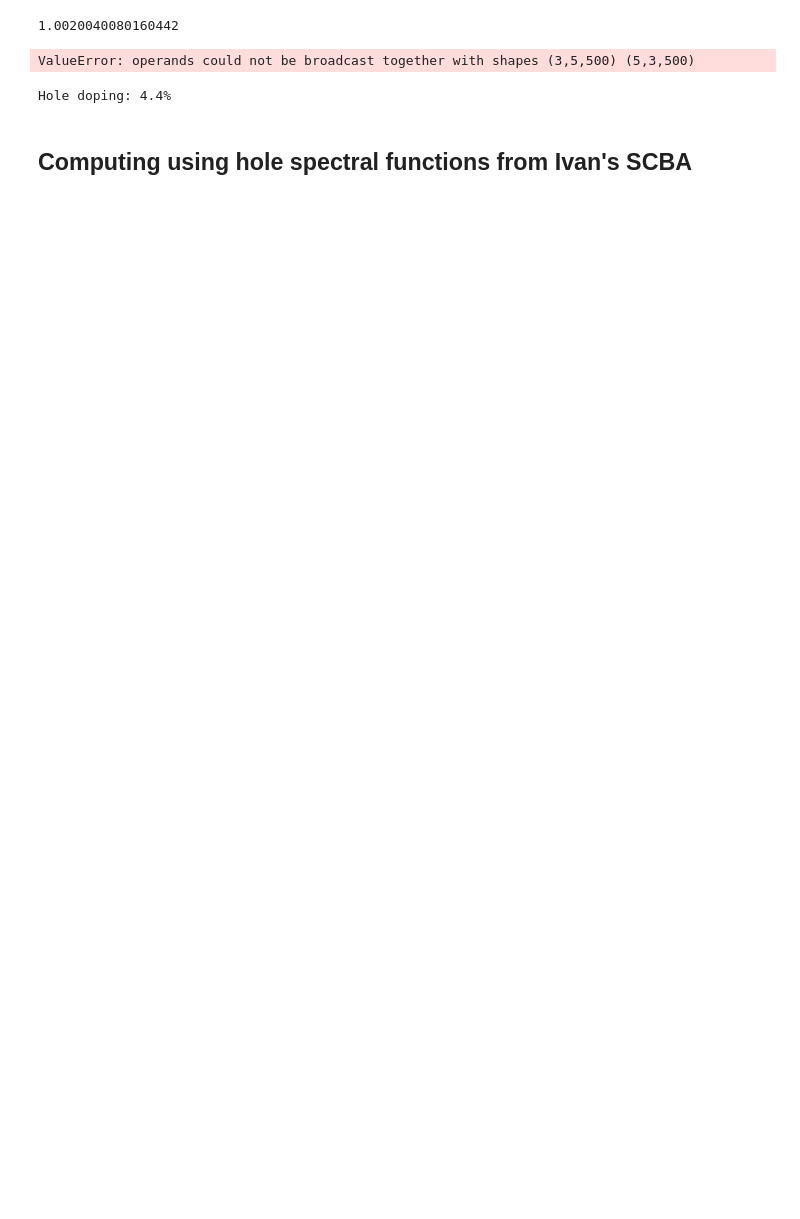
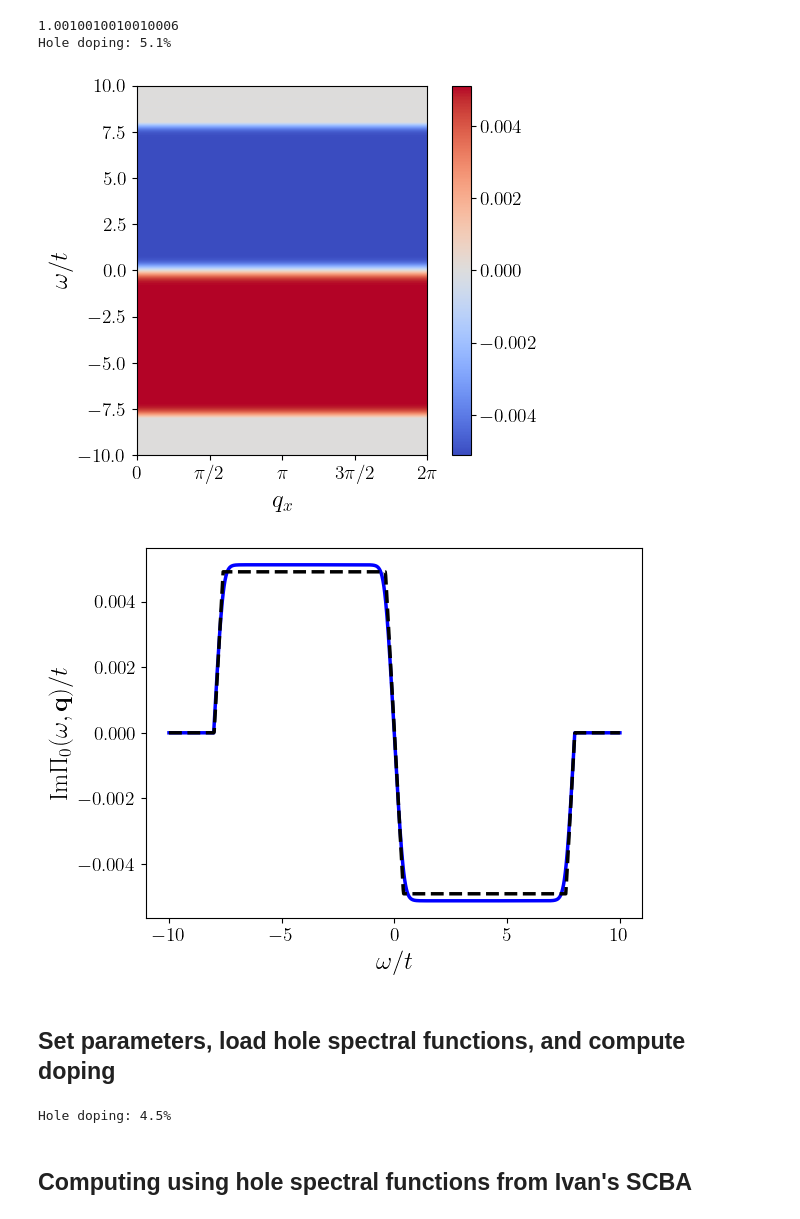
Before and after one commit to j-curtis/holes_and_magnons, a Jupyter notebook: Magnon_RPA_plots.ipynb, the cells around one changed output. Saved outputs shown, nothing was run; the diff lists cells and outputs as text; code cells hidden in the pictures; blank space fills up the shorter version.

```diff
--- a/Magnon_RPA_plots.ipynb
+++ b/Magnon_RPA_plots.ipynb
@@ -15,15 +15,15 @@ plt.rc('ytick', labelsize=14)
 plt.rc('axes', labelsize=18)
 plt.rc('lines', linewidth=2.5)
 # %%
-T = 0.002*rpa.t
+T = 0.11*rpa.t
 U = 7.5*rpa.t
 J = 4.*rpa.t**2/U
-mu = -3*rpa.t ### Chemical potential
+mu = -4.5*rpa.t ### Chemical potential
 
 ### Testing with box model
-kxs = np.linspace(0.,2.*np.pi,5)
-kys = np.linspace(0.,2.*np.pi,3)
-ws = np.linspace(-10.*rpa.t,10.*rpa.t,500)
+kxs = np.linspace(0.,2.*np.pi,40)
+kys = np.linspace(0.,2.*np.pi,40)
+ws = np.linspace(-10.*rpa.t,10.*rpa.t,1000)
 
 Nkx = len(kxs)
 Nky = len(kys)
@@ -32,37 +32,41 @@ Nw = len(ws)
 W = 8.*rpa.t
 test_A = rpa.gen_box_A(kxs,kys,ws,W)
 
 mu = -0.9*W/2.
 print(np.sum(test_A)*(ws[1]-ws[0])/float(Nkx*Nky))
 delta = rpa.calc_density(kxs,kys,ws,test_A,mu,T)
 print("Hole doping: {d:0.1%}".format(d=delta))
 
 ### Calculate RPA spectra from hole spectra
 ImPi0,ImPi1 = rpa.calc_ImPi(kxs,kys,ws,test_A,mu,T)
 Pi0 = rpa.Kramers_Kronig(ws,ImPi0)
 Pi1 = rpa.Kramers_Kronig(ws,ImPi1)
 
 ### Frequency dependence of Pi for kx cut
 plt.imshow(np.transpose(ImPi0[:,0,:]),origin='lower',extent=[kxs[0],kxs[-1],ws[0],ws[-1]],aspect=0.4,cmap='coolwarm')
 plt.xlabel(r'$q_x$')
 plt.xticks([0,np.pi/2.,np.pi,3.*np.pi/2.,2.*np.pi],[r'0',r'$\pi/2$',r'$\pi$',r'$3\pi/2$',r'$2\pi$'])
 plt.ylabel(r'$\omega/t$')
 plt.colorbar()
 plt.show()
 
 boxImPi0 = np.array([ (rpa.box_Pi(0.,0.,w,W,mu))[0] for w in ws ])
 
 plt.plot(ws/rpa.t,np.imag(Pi0[0,0,:]),color='blue')
 plt.plot(ws/rpa.t,boxImPi0,color='black',linestyle='dashed')
 
 plt.xlabel(r'$\omega/t$')
 plt.ylabel(r'Im$\Pi_0(\omega,\mathbf{q})/t$')
 plt.show()
 # %% [output]
-1.0020040080160442
+1.0010010010010006
+Hole doping: 5.1%
-ValueError: operands could not be broadcast together with shapes (3,5,500) (5,3,500)
+[figure, added]
+[figure, added]
+# %% [markdown]
+## Set parameters, load hole spectral functions, and compute doping
 # %%
-T = 0.002*rpa.t
+T = 0.11*rpa.t
 U = 7.5*rpa.t
 J = 4.*rpa.t**2/U
 mu = -3*rpa.t ### Chemical potential
@@ -83,7 +87,7 @@ Nw = len(ws)
 delta = rpa.calc_density(kxs,kys,ws,A,mu,T)
 print("Hole doping: {d:0.1%}".format(d=delta))
 # %% [output]
-Hole doping: 4.4%
+Hole doping: 4.5%
 # %% [markdown]
 ## Computing using hole spectral functions from Ivan's SCBA
 # %%
```
Also changed, not shown: parts of 5 cells of this notebook, 1 other file.
